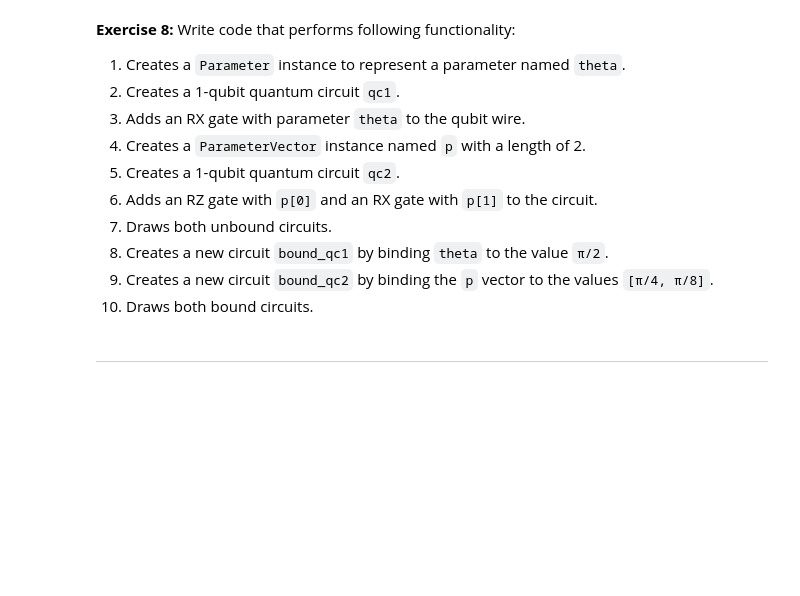
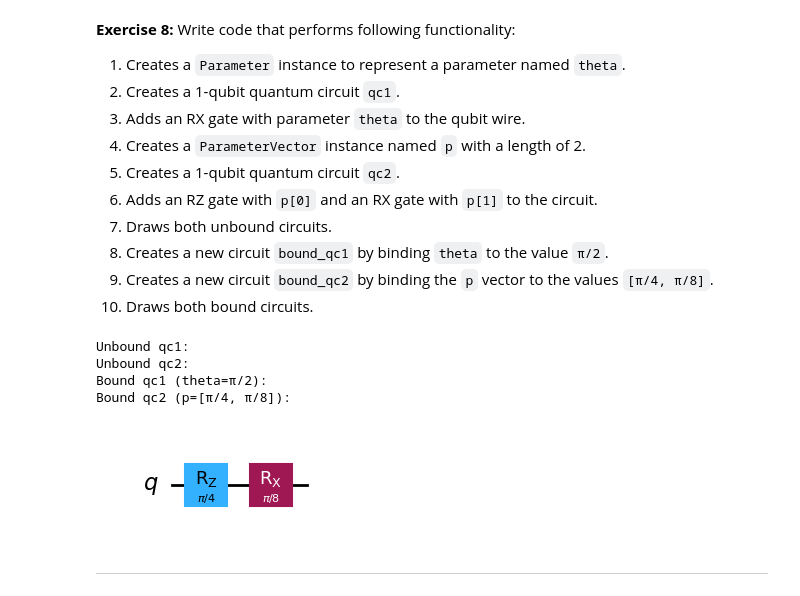
Before and after one commit to abhishekracharla/PushQuantum_Qiskit_Fall_Fest_2025, a Jupyter notebook: Qiskit_challenge_2025.ipynb, the cells around one changed output. Saved outputs shown, nothing was run; the diff lists cells and outputs as text; code cells hidden in the pictures; blank space fills up the shorter version.

```diff
--- a/Qiskit_challenge_2025.ipynb
+++ b/Qiskit_challenge_2025.ipynb
@@ -256,3 +299,37 @@ Write code that performs following functionality:
+# %%
+from qiskit import QuantumCircuit
+from qiskit.circuit import Parameter, ParameterVector
+from numpy import pi
+
+theta = Parameter('theta')
+
+qc1 = QuantumCircuit(1)
+qc1.rx(theta, 0)
+
+p = ParameterVector('p', 2)
+
+qc2 = QuantumCircuit(1)
+qc2.rz(p[0], 0)
+qc2.rx(p[1], 0)
+
+print("Unbound qc1:")
+qc1.draw('mpl')
+print("Unbound qc2:")
+qc2.draw('mpl')
+
+bound_qc1 = qc1.assign_parameters({theta: pi/2})
+bound_qc2 = qc2.assign_parameters({p[0]: pi/4, p[1]: pi/8})
+
+print("Bound qc1 (theta=π/2):")
+bound_qc1.draw('mpl')
+print("Bound qc2 (p=[π/4, π/8]):")
+bound_qc2.draw('mpl')
+# %% [output]
+Unbound qc1:
+Unbound qc2:
+Bound qc1 (theta=π/2):
+Bound qc2 (p=[π/4, π/8]):
+[figure, added]
 # %% [markdown]
 ---
 # %% [markdown]
```
Also changed, not shown: parts of 8 cells of this notebook.
